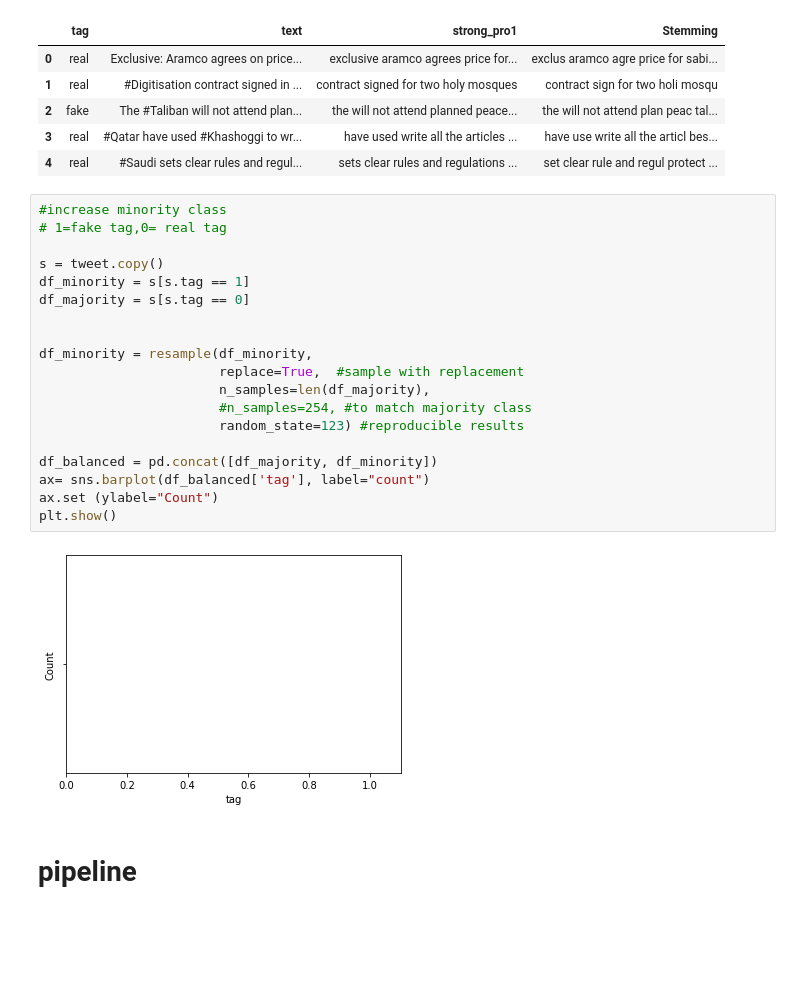
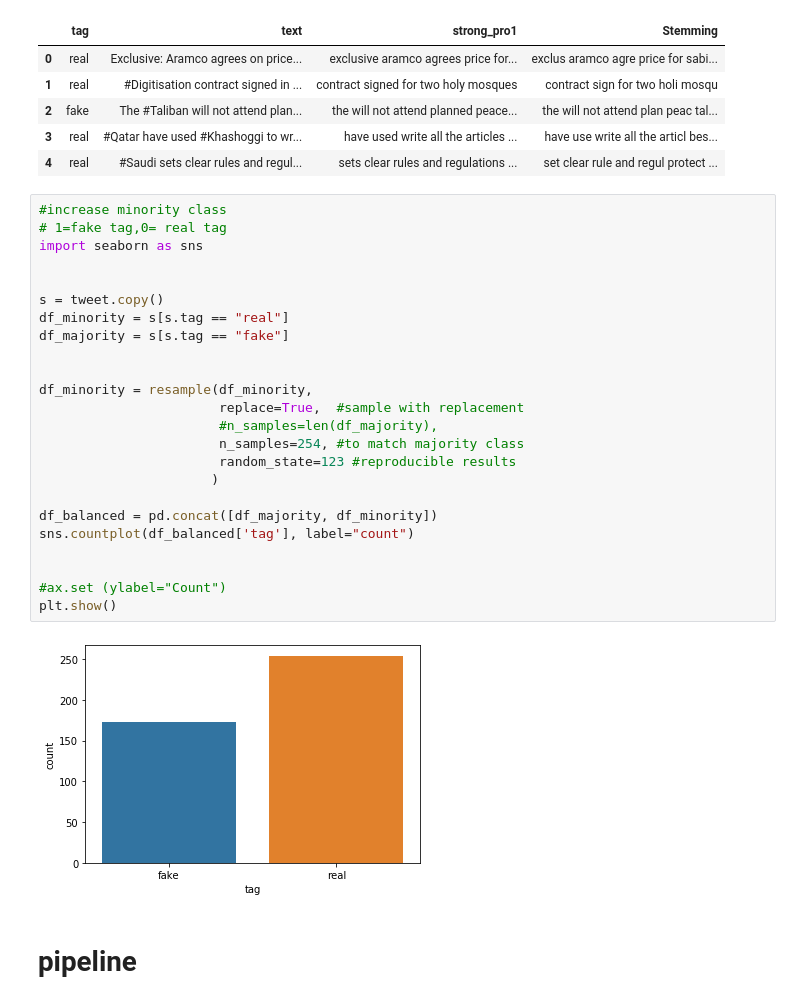
Before and after one commit to anfalalyousufi/rumor_detection_fall2019, a Jupyter notebook: Code.ipynb, the cells around one changed output. Saved outputs shown, nothing was run; the diff lists cells and outputs as text; blank space fills up the shorter version.

```diff
--- a/Code.ipynb
+++ b/Code.ipynb
@@ -118,24 +118,29 @@ tweet.head()
 # %%
 #increase minority class
 # 1=fake tag,0= real tag
+import seaborn as sns
+
 
 s = tweet.copy()
-df_minority = s[s.tag == 1]
-df_majority = s[s.tag == 0]
+df_minority = s[s.tag == "real"]
+df_majority = s[s.tag == "fake"]
 
 
 df_minority = resample(df_minority,
                        replace=True,  #sample with replacement
-                       n_samples=len(df_majority),
-                       #n_samples=254, #to match majority class
-                       random_state=123) #reproducible results
+                       #n_samples=len(df_majority),
+                       n_samples=254, #to match majority class
+                       random_state=123 #reproducible results
+                      )
 
 df_balanced = pd.concat([df_majority, df_minority])
-ax= sns.barplot(df_balanced['tag'], label="count")
-ax.set (ylabel="Count")
+sns.countplot(df_balanced['tag'], label="count")
+
+
+#ax.set (ylabel="Count")
 plt.show()
 # %% [output]
-[figure, old version]
+[figure, new version]
 # %% [markdown]
 # pipeline
 # %% [markdown]
```
Also changed, not shown: parts of 2 cells of this notebook.
